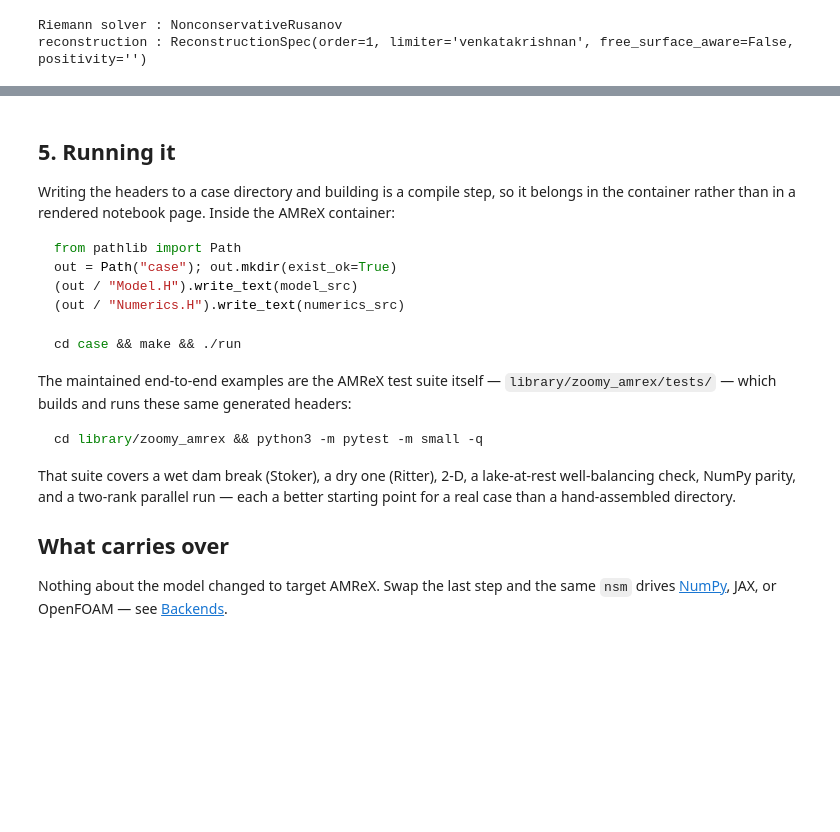
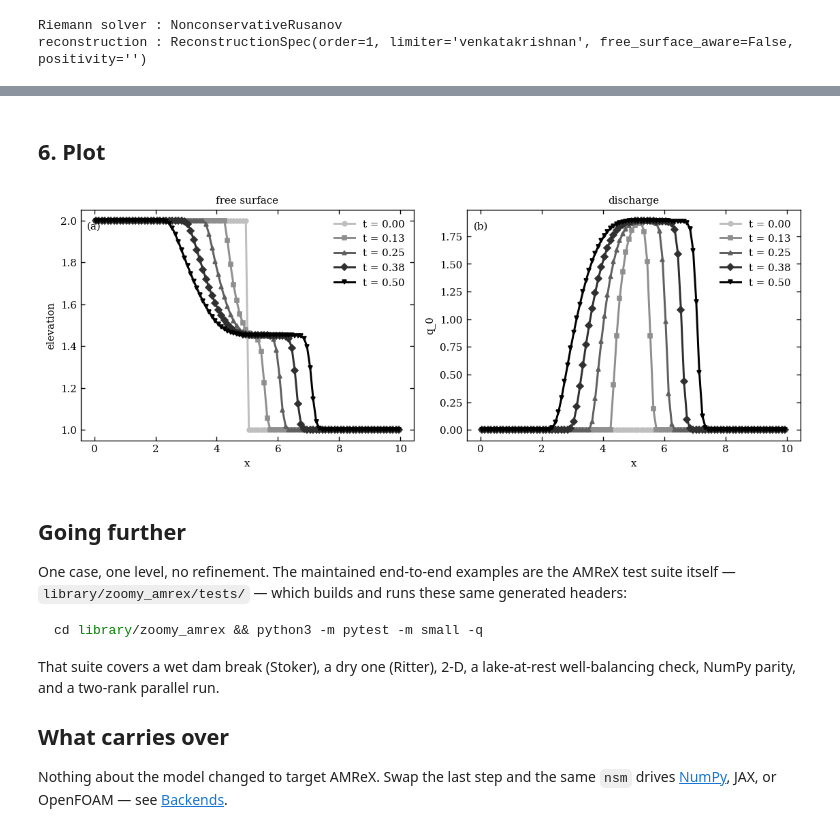
Before and after one commit to ZoomyLab/Zoomy, a Jupyter notebook: tutorials/amrex/minimal.ipynb, the cells around one changed output, grey strips where cells are left out. Cells and saved outputs as stored; diff of their text form; code cells hidden in the pictures; blank space fills up the shorter version.

````diff
--- a/tutorials/amrex/minimal.ipynb
+++ b/tutorials/amrex/minimal.ipynb
@@ -215,0 +213,19 @@ print("\n".join(lines[start:start + 22]) if start is not None
+# %%
+from pathlib import Path
+
+from zoomy_amrex import run_case
+
+settings = {
+    "dimension": 1,
+    "domain": [0.0, 10.0],
+    "n_cells": 100,
+    "time_end": 0.5,
+    "cfl": 0.9,
+    "spatial_order": 1,
+    "output_snapshots": 4,
+    "max_level": 0,
+}
+
+out = Path("dambreak_amrex")
+pvd = run_case(nsm, settings, str(out))
+print("wrote", pvd)
@@ -215,0 +299,9 @@ print("\n".join(lines[start:start + 22]) if start is not None
+# %%
+for t, f in zip(times, frames):
+    print(f"t = {t:.3f}   sum h = {f['h'].sum():.10f}   "
+          f"h in [{f['h'].min():.4f}, {f['h'].max():.4f}]   "
+          f"max |q_0| = {np.abs(f['q_0']).max():.4f}")
+
+drift = max(abs(f["h"].sum() - 150.0) for f in frames)
+print(f"\nworst mass drift = {drift:.3e}")
+assert drift < 1e-9, "wall boundaries are leaking mass"
@@ -216,32 +316,37 @@ print("\n".join(lines[start:start + 22]) if start is not None
+# %% [markdown]
+## 6. Plot
+# %%
+%matplotlib inline
+import matplotlib.pyplot as plt
+import zoomy_plotting as zp
+
+with zp.apply_style():
+    fig, (ax0, ax1) = plt.subplots(1, 2, figsize=(9.5, 3.6))
+    shades = np.linspace(0.75, 0.0, len(frames))
+    for t, f, g in zip(times, frames, shades):
+        ax0.plot(f["x"], f["b"] + f["h"], lw=1.8, color=str(g), label=f"t = {t:.2f}")
+        ax1.plot(f["x"], f["q_0"], lw=1.8, color=str(g), label=f"t = {t:.2f}")
+    ax0.set(xlabel="x", ylabel="elevation", title="free surface")
+    ax1.set(xlabel="x", ylabel="q_0", title="discharge")
+    for ax, tag in ((ax0, "(a)"), (ax1, "(b)")):
+        ax.text(0.02, 0.95, tag, transform=ax.transAxes, va="top")
+        ax.legend()
+    fig.tight_layout()
+# %% [output]
+[figure, added]
 # %% [markdown]
-## 5. Running it
+## Going further
 
-Writing the headers to a case directory and building is a compile step, so it
-belongs in the container rather than in a rendered notebook page. Inside the
-AMReX container:
-
-```python
-from pathlib import Path
-out = Path("case"); out.mkdir(exist_ok=True)
-(out / "Model.H").write_text(model_src)
-(out / "Numerics.H").write_text(numerics_src)
-```
-
-```bash
-cd case && make && ./run
-```
-
-The maintained end-to-end examples are the AMReX test suite itself —
-`library/zoomy_amrex/tests/` — which builds and runs these same generated
-headers:
+One case, one level, no refinement. The maintained end-to-end examples are the
+AMReX test suite itself — `library/zoomy_amrex/tests/` — which builds and runs
+these same generated headers:
 
 ```bash
 cd library/zoomy_amrex && python3 -m pytest -m small -q
 ```
 
 That suite covers a wet dam break (Stoker), a dry one (Ritter), 2-D, a
-lake-at-rest well-balancing check, NumPy parity, and a two-rank parallel run —
-each a better starting point for a real case than a hand-assembled directory.
+lake-at-rest well-balancing check, NumPy parity, and a two-rank parallel run.
 
 ## What carries over
 
````
Also changed, not shown: parts of 19 cells of this notebook, 3 other files.
